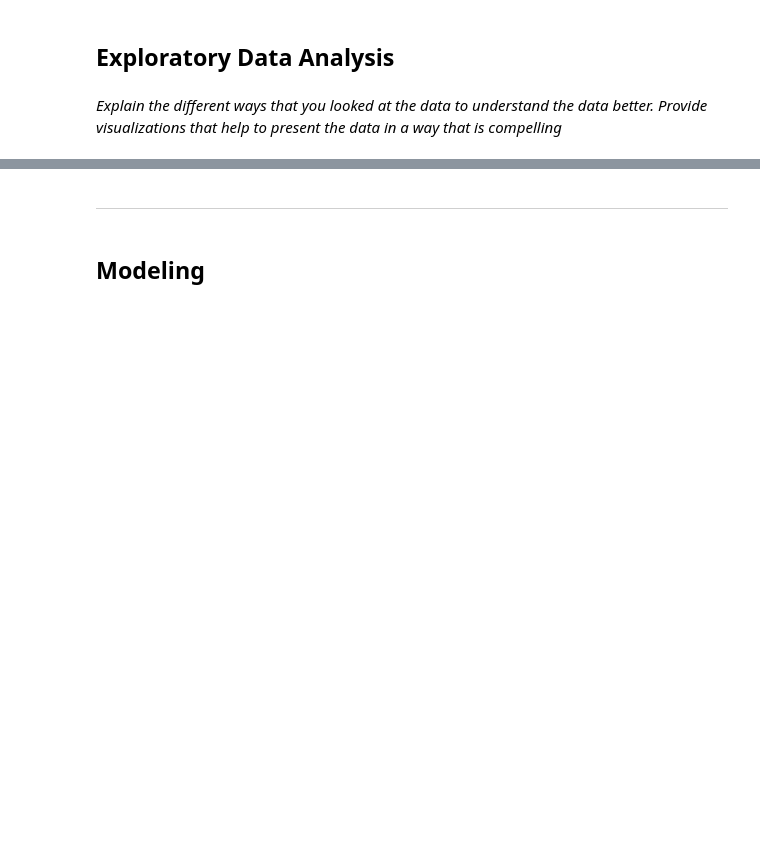
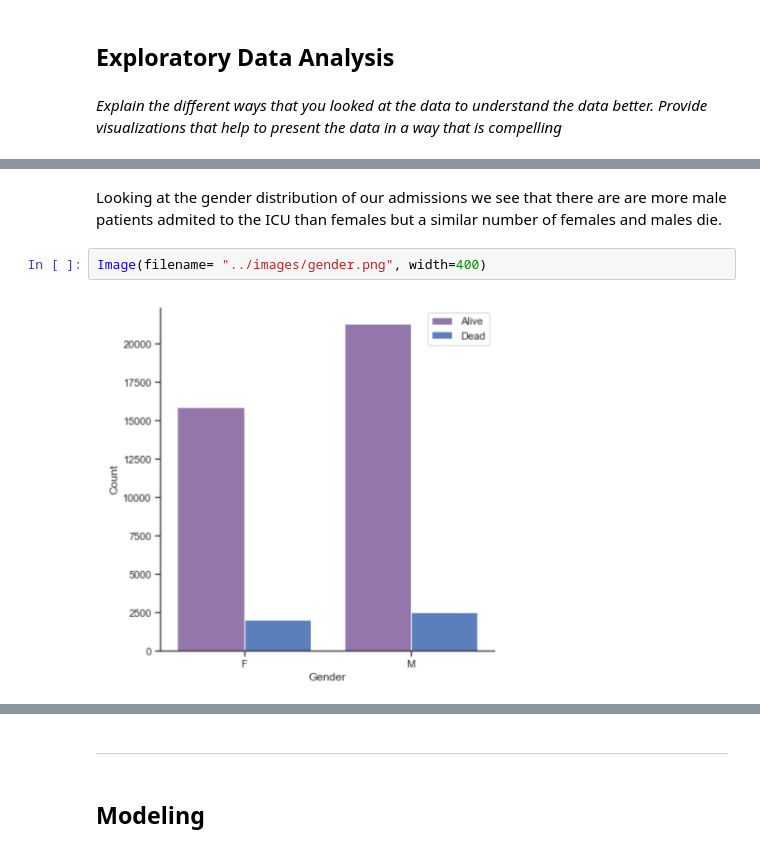
Before and after one commit to chriszhou0916/dsah_final, a Jupyter notebook: Process Book.ipynb, the cells around one changed output, grey strips where cells are left out. Cells and saved outputs as stored; diff of their text form; blank space fills up the shorter version.

```diff
--- a/Process Book.ipynb
+++ b/Process Book.ipynb
@@ -102,0 +114,6 @@ _Explain the different ways that you looked at the data to understand the data b
+# %% [markdown]
+Looking at the gender distribution of our admissions we see that there are are more male patients admited to the ICU than females but a similar number of females and males die.
+# %%
+Image(filename= "../images/gender.png", width=400)
+# %% [output]
+[figure, added]
```
Also changed, not shown: parts of 17 cells of this notebook.
